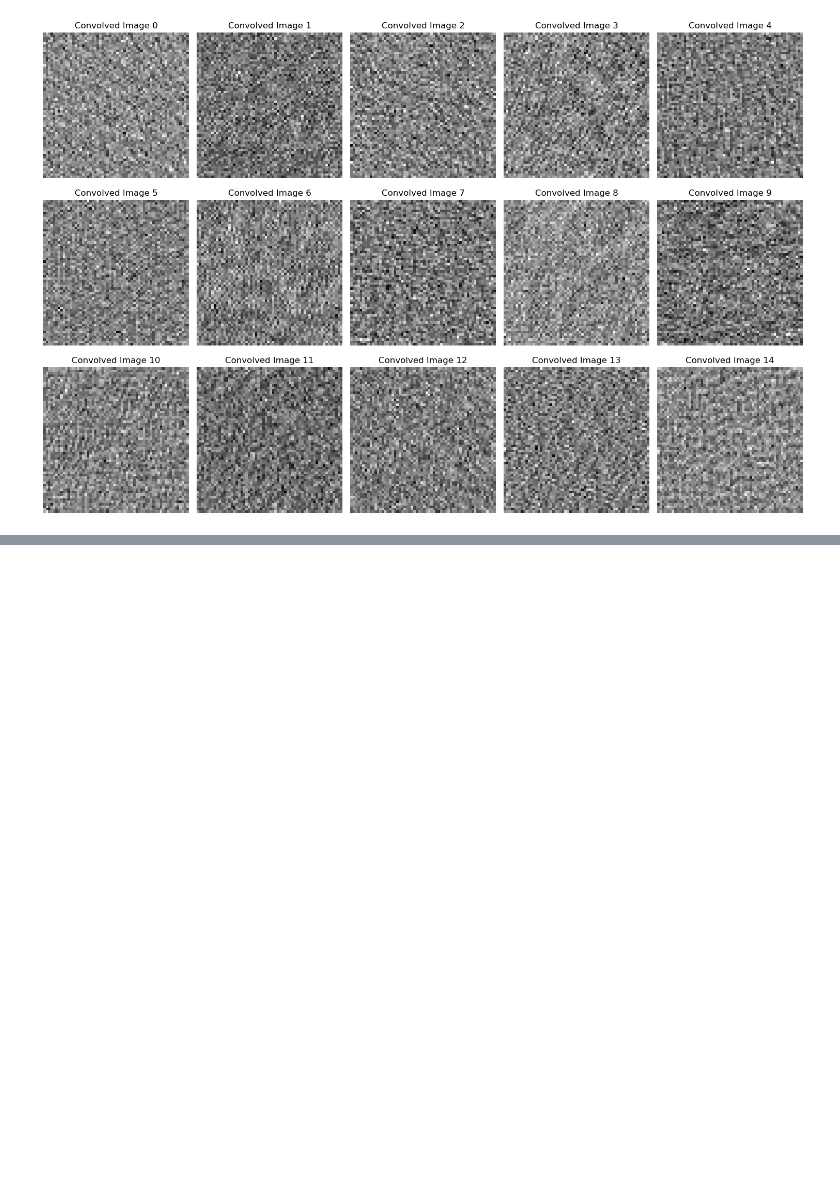
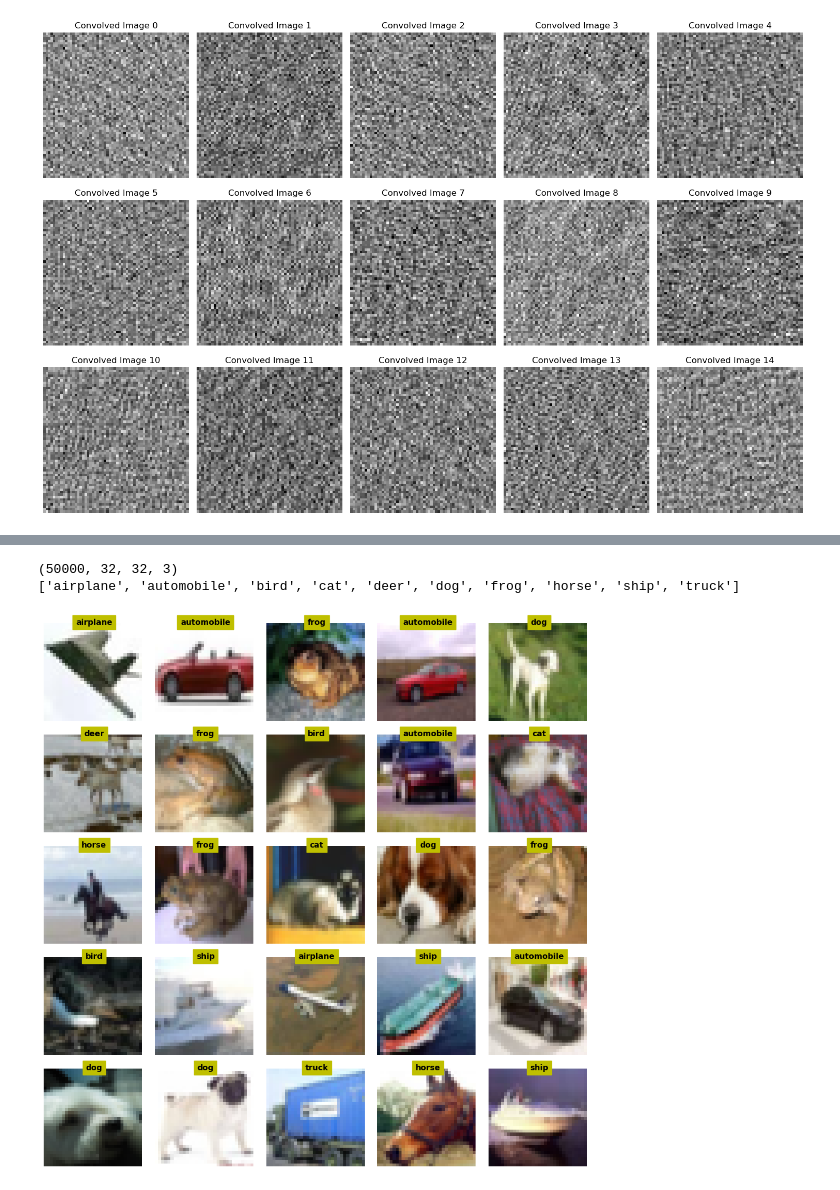
Before and after one commit to diaazg/Deep-learning, a Jupyter notebook: notebooks/CNN.ipynb, the cells around one changed output, grey strips where cells are left out. Cells and saved outputs as stored; diff of their text form; code cells hidden in the pictures; blank space fills up the shorter version.

```diff
--- a/notebooks/CNN.ipynb
+++ b/notebooks/CNN.ipynb
@@ -329,0 +452,24 @@ plt.show()
+# %%
+cdata = torchvision.datasets.CIFAR10(root='../data/cifar',download=True)
+# %%
+print(cdata.data.shape)
+print(cdata.classes)
+# %% [output]
+(50000, 32, 32, 3)
+['airplane', 'automobile', 'bird', 'cat', 'deer', 'dog', 'frog', 'horse', 'ship', 'truck']
+# %%
+# Inspecting few images
+
+fig,axs = plt.subplots(5,5,figsize=(10,10))
+for ax in axs.flatten():
+    randidx = np.random.choice(len(cdata.targets))
+    pic = cdata.data[randidx,:,:,:]
+    label = cdata.classes[cdata.targets[randidx]]
+    ax.imshow(pic)
+    ax.text(16,0,label,ha='center',fontweight='bold',color='k',backgroundcolor='y')
+    ax.axis('off')
+
+plt.tight_layout()
+plt.show()
+# %% [output]
+[figure, added]
```
Also changed, not shown: parts of 13 cells of this notebook, 2 other files.
